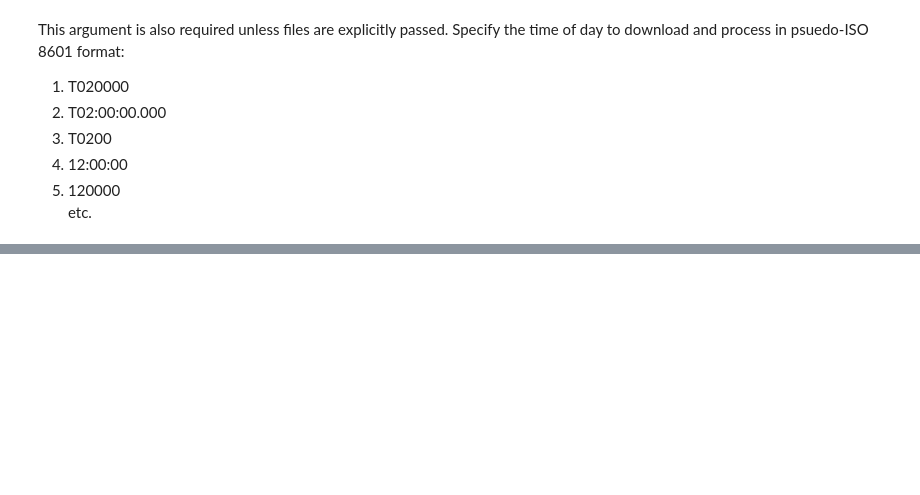
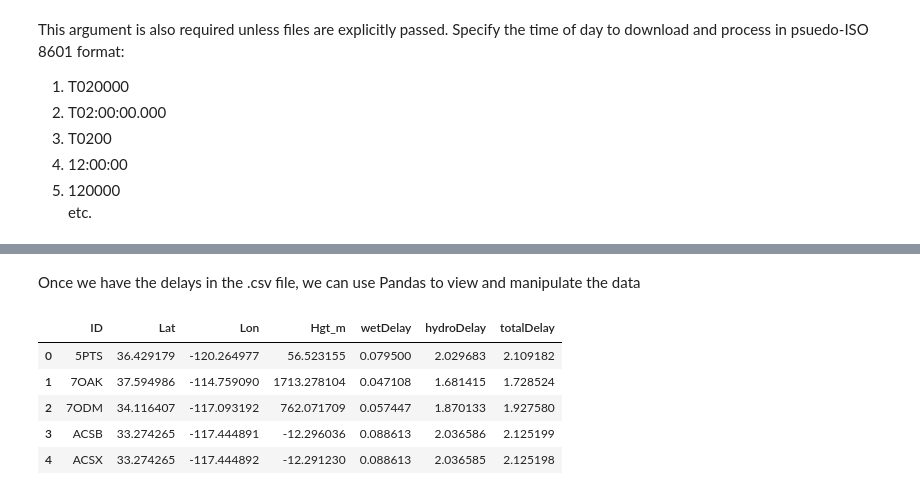
Before and after one commit to dbekaert/RAiDER-docs, a Jupyter notebook: notebooks/RAiDER_tutorial/RAiDER_tutorial.ipynb, the cells around one changed output, grey strips where cells are left out. Drawn from its saved outputs; the diff is of its cells as text; code cells hidden in the pictures; blank space fills up the shorter version.

```diff
--- a/notebooks/RAiDER_tutorial/RAiDER_tutorial.ipynb
+++ b/notebooks/RAiDER_tutorial/RAiDER_tutorial.ipynb
@@ -156,0 +314,2 @@ The second debugging plot (with option 'wh') shows the wet and hydrostatic refra
+# %% [markdown]
+Once we have the delays in the .csv file, we can use Pandas to view and manipulate the data
@@ -156,0 +318,9 @@ The second debugging plot (with option 'wh') shows the wet and hydrostatic refra
+# %%
+delays.head()
+# %% [output]
+|  | ID | Lat | Lon | Hgt_m | wetDelay | hydroDelay | totalDelay |
+| 0 | 5PTS | 36.429179 | -120.264977 | 56.523155 | 0.079500 | 2.029683 | 2.109182 |
+| 1 | 7OAK | 37.594986 | -114.759090 | 1713.278104 | 0.047108 | 1.681415 | 1.728524 |
+| 2 | 7ODM | 34.116407 | -117.093192 | 762.071709 | 0.057447 | 1.870133 | 1.927580 |
+| 3 | ACSB | 33.274265 | -117.444891 | -12.296036 | 0.088613 | 2.036586 | 2.125199 |
+| 4 | ACSX | 33.274265 | -117.444892 | -12.291230 | 0.088613 | 2.036585 | 2.125198 |
```
Also changed, not shown: parts of 71 cells of this notebook, 1 other file.
